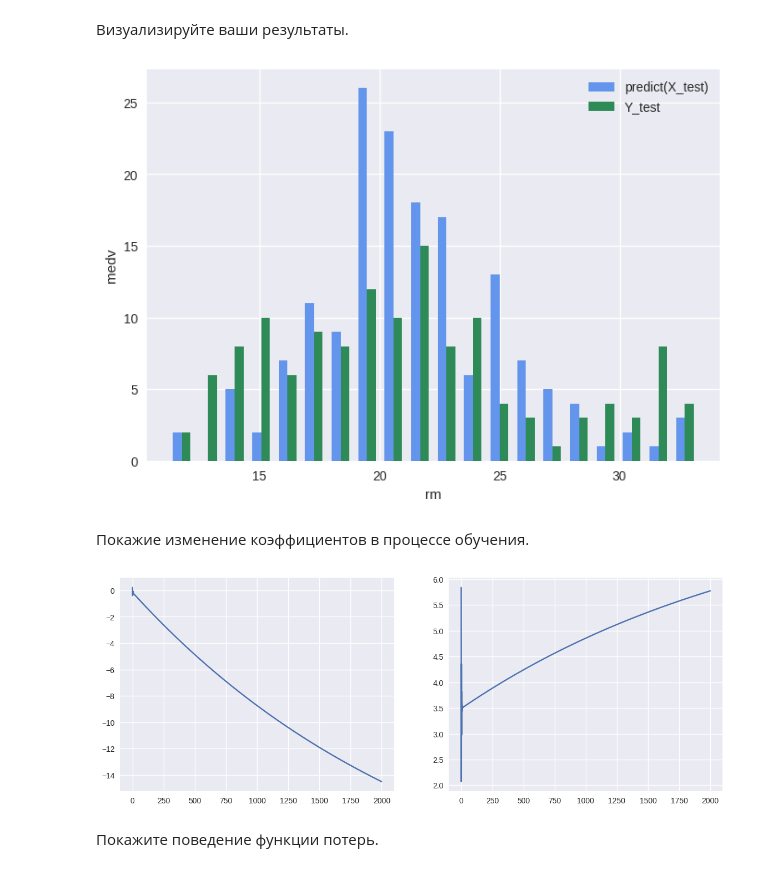
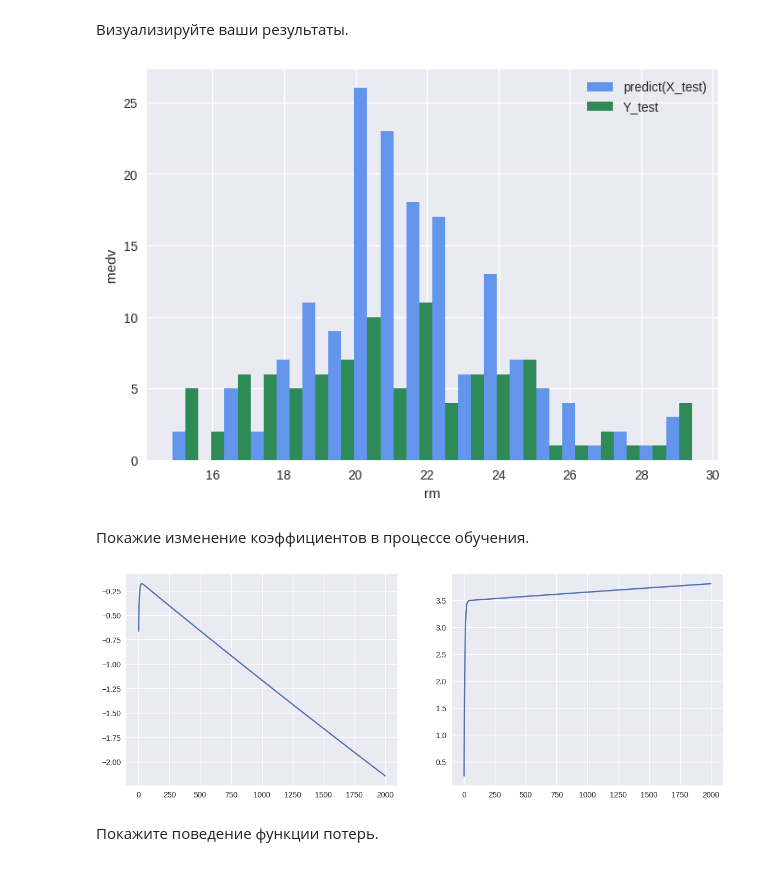
Before and after one commit to lldckv/cs102, a Jupyter notebook: homework08/My_Linear_Regression.ipynb, the cells around one changed output. Cells and saved outputs as stored; diff of their text form; code cells hidden in the pictures.

```diff
--- a/homework08/My_Linear_Regression.ipynb
+++ b/homework08/My_Linear_Regression.ipynb
@@ -309,6 +309,6 @@ y = data["MEDV"]
 from sklearn.model_selection import train_test_split
 
 X_train, X_test, Y_train, Y_test = train_test_split(X, y, test_size=0.33, random_state=18)
-model = GDRegressor(alpha=0.04, n_iter=2000)
+model = GDRegressor(alpha=0.004, n_iter=2000)
 %time model.fit(X_train, Y_train)
 # %% [output]
@@ -322,25 +322,24 @@ res = model.predict(X_test)
 # %%
 import seaborn as sns
 import matplotlib.pyplot as plt
-from scipy.stats import norm
 
 a_heights, a_bins = np.histogram(res, bins=20)
 b_heights, b_bins = np.histogram(Y_test, bins=a_bins)
 
 fig, ax = plt.subplots()
-width = (a_bins[1] - a_bins[0]) / 3
+width = (a_bins[1] - a_bins[0]) / 2
 
 plt.ylabel("medv")
 plt.xlabel("rm")
 
 ax.bar(a_bins[:-1], a_heights, width=width, facecolor='cornflowerblue', label="predict(X_test)")
 ax.bar(b_bins[:-1] + width, b_heights, width=width, facecolor='seagreen', label="Y_test")
 
 
 plt.legend()
 plt.show()
 # %% [output]
-[figure, old version]
+[figure, new version]
 # %% [markdown]
 Покажие изменение коэффициентов в процессе обучения.
 # %%
@@ -353,7 +352,7 @@ def plot_coeffs(model):
 # %%
 plot_coeffs(model)
 # %% [output]
-[figure, old version]
+[figure, new version]
 # %% [markdown]
 Покажите поведение функции потерь.
 # %%
```
Also changed, not shown: parts of 14 cells of this notebook.
